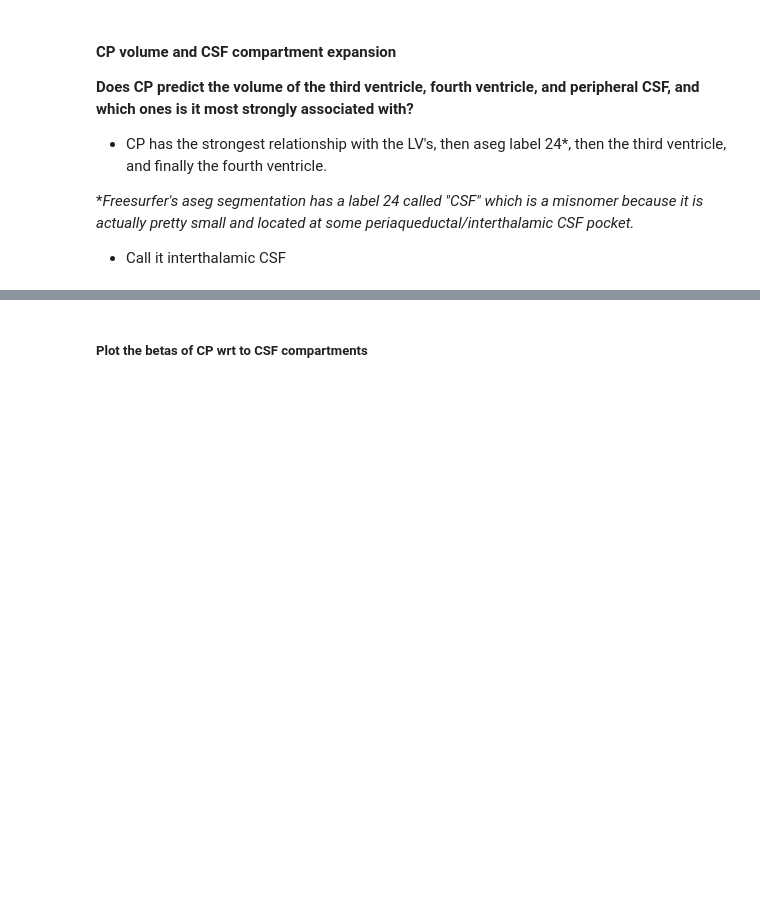
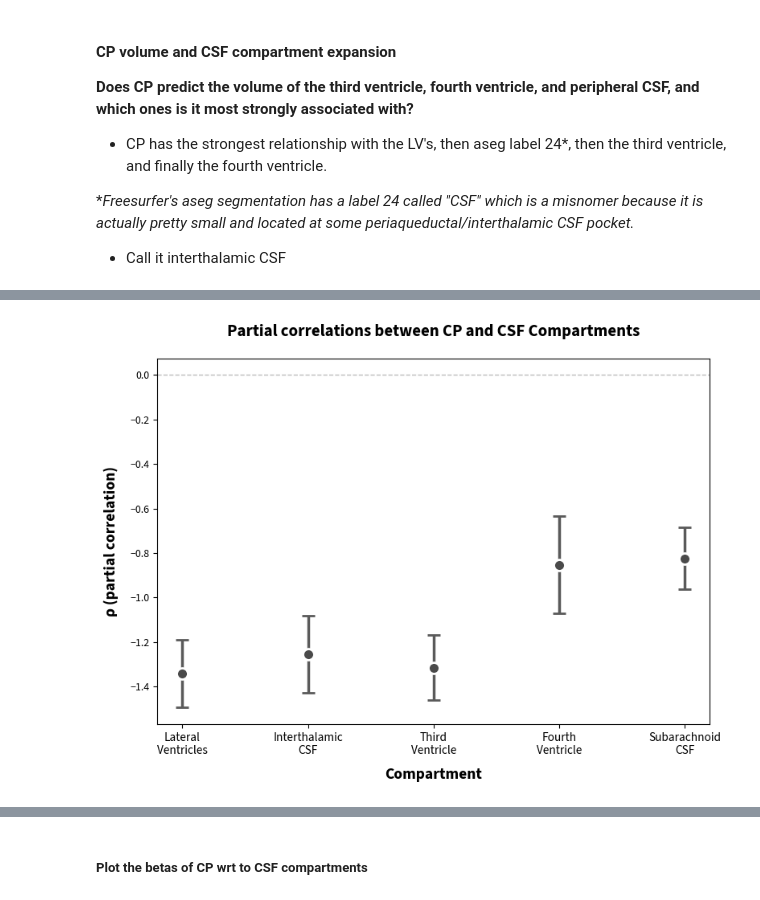
Before and after one commit to srs328/ms_mri, a Jupyter notebook: analysis/thalamus/results/3-CP_CSF_analysis.ipynb, the cells around one changed output, grey strips where cells are left out. Cells and saved outputs as stored; diff of their text form; code cells hidden in the pictures; blank space fills up the shorter version.

```diff
--- a/analysis/thalamus/results/3-CP_CSF_analysis.ipynb
+++ b/analysis/thalamus/results/3-CP_CSF_analysis.ipynb
@@ -250,0 +261,31 @@ outcome ~ T2LV_log1p + age + Female + tiv
+# %%
+plot_data = results['WBV']
+
+save_name = "Partial correlation plot CP and CSF (with line).png"
+fig, ax = plot_betas(
+    coefficients=plot_data['coef'],
+    lower_ci=plot_data['llci'],
+    upper_ci=plot_data['ulci'],
+    labels=['Lateral\nVentricles', 'Interthalamic\nCSF',
+            'Third\nVentricle', 'Fourth\nVentricle', 'Subarachnoid\nCSF'],
+    connect_points=True,
+    fig_transparent=False,
+    axs_transparent=False
+)
+# fig.savefig(fig_path / save_name, dpi=300, bbox_inches='tight', transparent=False)
+plt.close()
+
+save_name = "Partial correlation plot CP and CSF (no line).png"
+fig, ax = plot_betas(
+    coefficients=plot_data['coef'],
+    lower_ci=plot_data['llci'],
+    upper_ci=plot_data['ulci'],
+    labels=['Lateral\nVentricles', 'Interthalamic\nCSF',
+            'Third\nVentricle', 'Fourth\nVentricle', 'Subarachnoid\nCSF'],
+    connect_points=False,
+    fig_transparent=False,
+    axs_transparent=False
+)
+# fig.savefig(fig_path / save_name, dpi=300, bbox_inches='tight', transparent=False)
+# %% [output]
+[figure, added]
```
Also changed, not shown: parts of 12 cells of this notebook, 13 other files.
